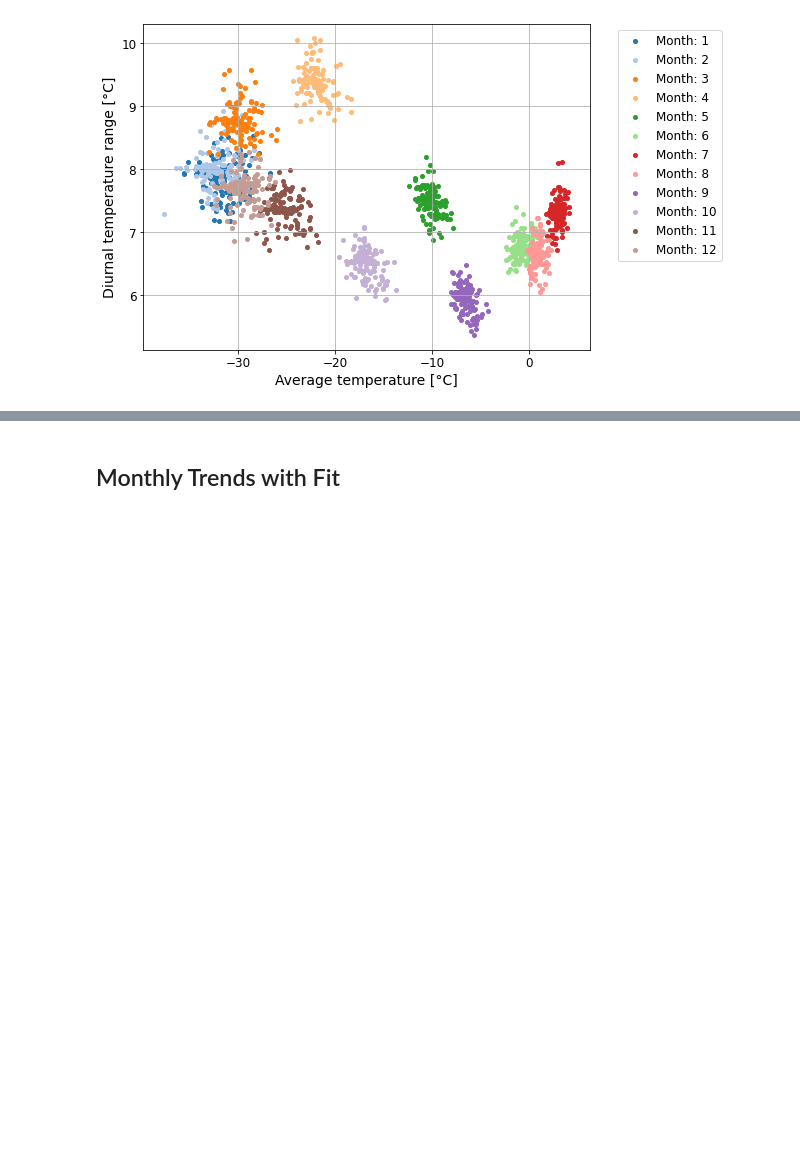
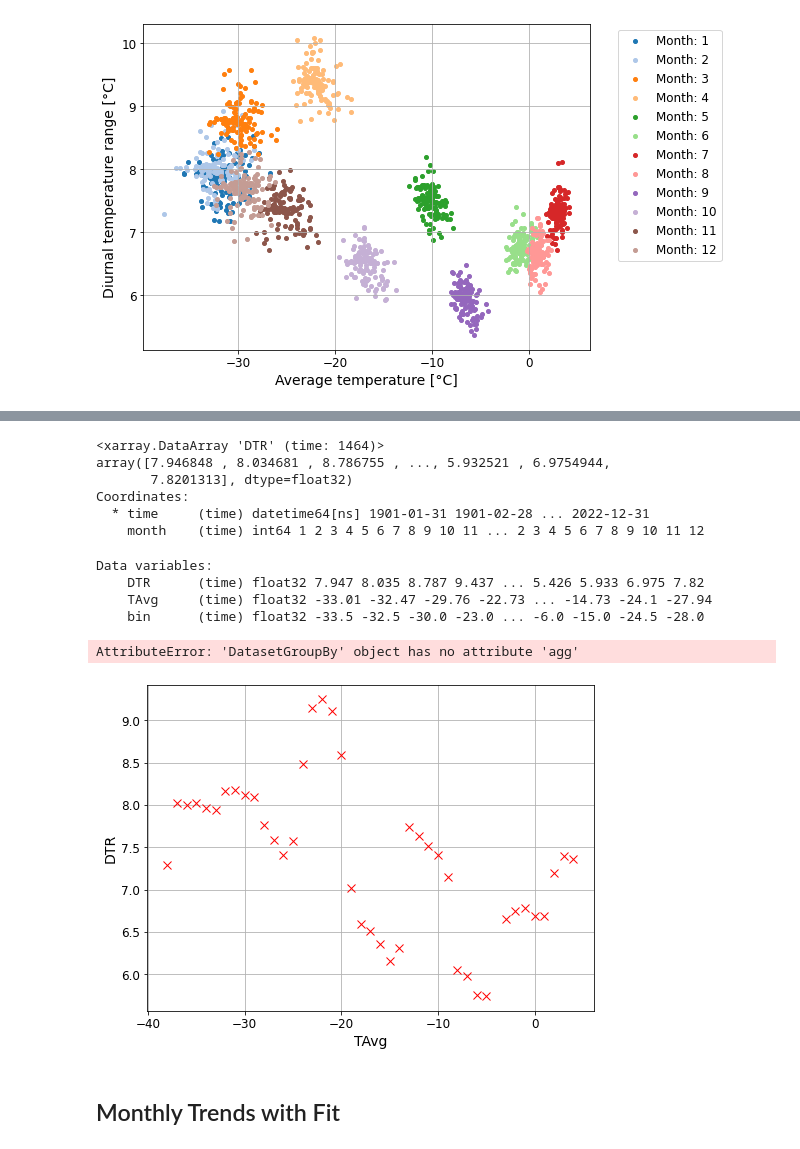
Before and after one commit to LeoausderDose/Praktikum_AWI, a Jupyter notebook: DNT_Final_stripped.ipynb, the cells around one changed output, grey strips where cells are left out. Cells and saved outputs as stored; diff of their text form; code cells hidden in the pictures; blank space fills up the shorter version.

```diff
--- a/DNT_Final_stripped.ipynb
+++ b/DNT_Final_stripped.ipynb
@@ -467,3 +507,70 @@ plt.show()
+# %%
+monthly_mean_TAvg = monthly_mean_TAvg.rename('TAvg')
+monthly_mean_DTR = monthly_mean_DTR.rename('DTR')
+
+
+# Merge the DataArrays into a Dataset
+df_merged = xr.merge([monthly_mean_DTR, monthly_mean_TAvg])
+df_merged['DTR']
+# %% [output]
+<xarray.DataArray 'DTR' (time: 1464)>
+array([7.946848 , 8.034681 , 8.786755 , ..., 5.932521 , 6.9754944,
+       7.8201313], dtype=float32)
+Coordinates:
+  * time     (time) datetime64[ns] 1901-01-31 1901-02-28 ... 2022-12-31
+    month    (time) int64 1 2 3 4 5 6 7 8 9 10 11 ... 2 3 4 5 6 7 8 9 10 11 12
+# %%
+
+print(df_merged.data_vars)
+
+# Adjust this value to your desired interval length
+d = 0.5
+
+# Create bins for the 'TAvg' values
+df_merged['bin'] = np.floor(df_merged['TAvg'] / d) * d
+
+# Calculate the means of 'DTR' values in each bin
+means_df = df_merged.groupby('bin').agg({'DTR': 'mean'}).reset_index()
+
+# Rename the columns for clarity
+means_df.columns = ['TAvg_bin', 'Mean DTR']
+
+# Plot the results
+plt.plot(means_df['TAvg_bin'], means_df['Mean DTR'], marker='x', ls='', color='red')
+plt.xlabel('TAvg')
+plt.ylabel('Mean DTR')
+plt.show()
+# %% [output]
+Data variables:
+    DTR      (time) float32 7.947 8.035 8.787 9.437 ... 5.426 5.933 6.975 7.82
+    TAvg     (time) float32 -33.01 -32.47 -29.76 -22.73 ... -14.73 -24.1 -27.94
+    bin      (time) float32 -33.5 -32.5 -30.0 -23.0 ... -6.0 -15.0 -24.5 -28.0
+AttributeError: 'DatasetGroupBy' object has no attribute 'agg'
+# %%
+import numpy as np
+import xarray as xr
+import matplotlib.pyplot as plt
+
+# Assuming you already have your xarray dataset df_merged
+
+# Adjust this value to your desired interval length
+d = 1
+
+# Create bins for the 'TAvg' values
+df_merged['bin'] = np.floor(df_merged['TAvg'] / d) * d
+
+# Calculate the means of 'DTR' values in each bin
+means_df = df_merged.groupby('bin').mean(dim='time')
+
+# Plot the results
+means_df['DTR'].plot(marker='x', ls='', color='red')
+plt.xlabel('TAvg')
+plt.ylabel('DTR')
+
+# plt.savefig('DTR_TAVg_binning_Nordpole.png', dpi = 300)
+plt.show()
+# %% [output]
+[figure, added]
 # %% [markdown]
 ## Monthly Trends with Fit
 # %%
```
Also changed, not shown: parts of 5 cells of this notebook, 6 other files.
